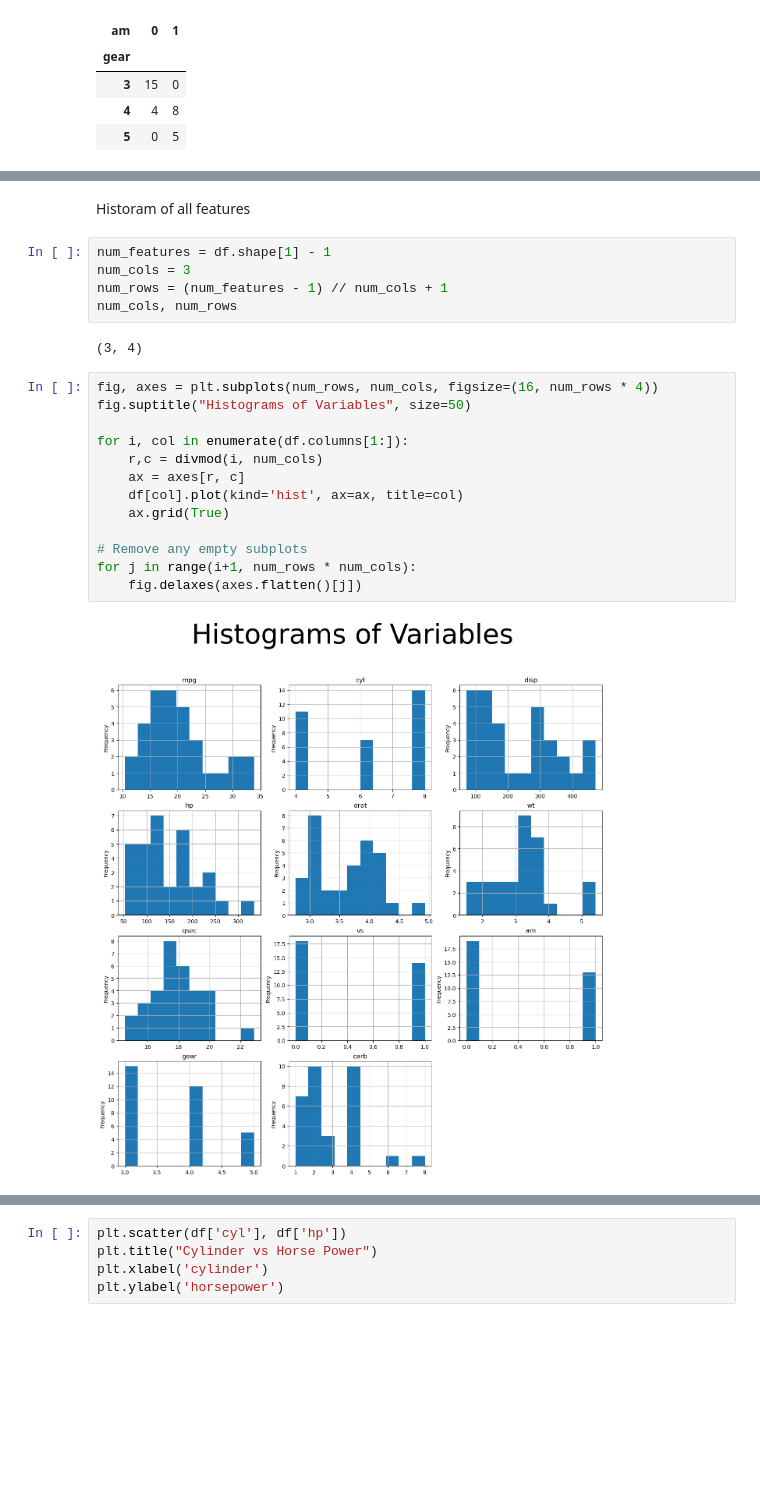
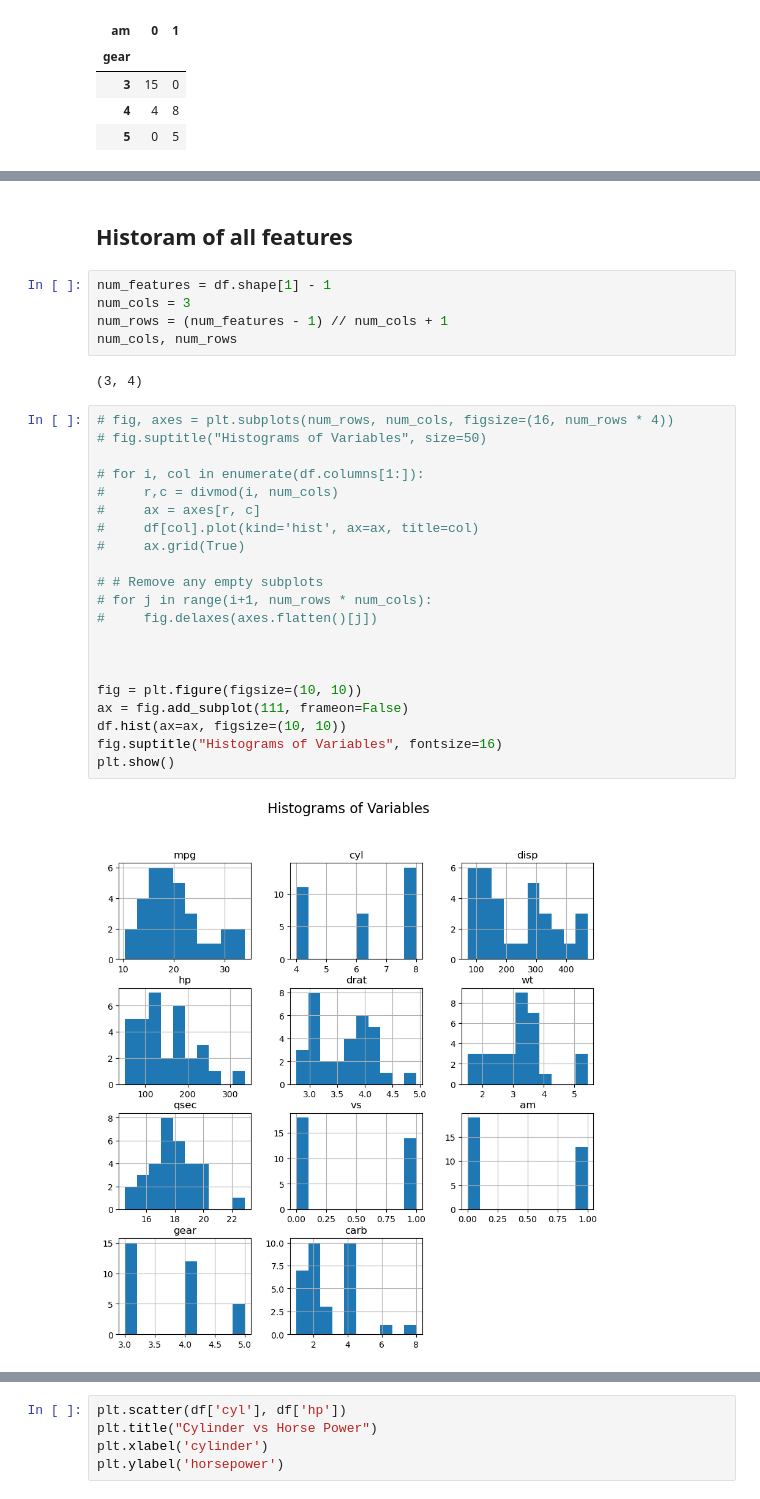
Before and after one commit to softeerbootcamp4th/data_engineering_course_materials, a Jupyter notebook: missions/W1/mtcars.ipynb, the cells around one changed output, grey strips where cells are left out. Drawn from its saved outputs; the diff is of its cells as text; blank space fills up the shorter version.

```diff
--- a/missions/W1/mtcars.ipynb
+++ b/missions/W1/mtcars.ipynb
@@ -155,6 +155,6 @@ Text(0, 0.5, '# of Cars')
 [figure]
 # %% [markdown]
-Historam of all features
+## Historam of all features
 # %%
 num_features = df.shape[1] - 1
 num_cols = 3
@@ -163,18 +163,26 @@ num_cols, num_rows
 # %% [output]
 (3, 4)
 # %%
-fig, axes = plt.subplots(num_rows, num_cols, figsize=(16, num_rows * 4))
-fig.suptitle("Histograms of Variables", size=50)
+# fig, axes = plt.subplots(num_rows, num_cols, figsize=(16, num_rows * 4))
+# fig.suptitle("Histograms of Variables", size=50)
 
-for i, col in enumerate(df.columns[1:]):
-    r,c = divmod(i, num_cols)
-    ax = axes[r, c]
-    df[col].plot(kind='hist', ax=ax, title=col)
-    ax.grid(True)
+# for i, col in enumerate(df.columns[1:]):
+#     r,c = divmod(i, num_cols)
+#     ax = axes[r, c]
+#     df[col].plot(kind='hist', ax=ax, title=col)
+#     ax.grid(True)
 
-# Remove any empty subplots
-for j in range(i+1, num_rows * num_cols):
-    fig.delaxes(axes.flatten()[j])
+# # Remove any empty subplots
+# for j in range(i+1, num_rows * num_cols):
+#     fig.delaxes(axes.flatten()[j])
+
+
+
+fig = plt.figure(figsize=(10, 10))
+ax = fig.add_subplot(111, frameon=False)
+df.hist(ax=ax, figsize=(10, 10))
+fig.suptitle("Histograms of Variables", fontsize=16)
+plt.show()
 # %% [output]
-[figure, old version]
+[figure, new version]
 # %% [markdown]
```
Also changed, not shown: parts of 21 cells of this notebook.
